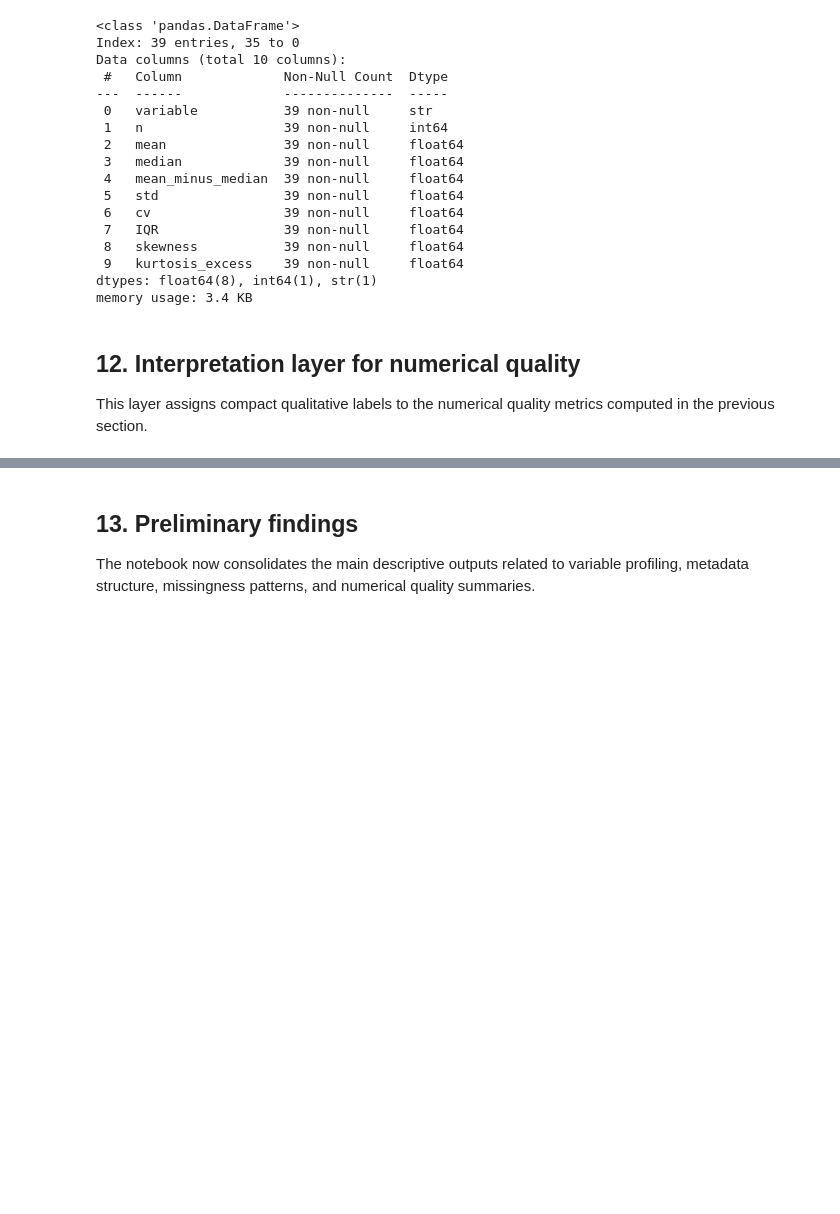
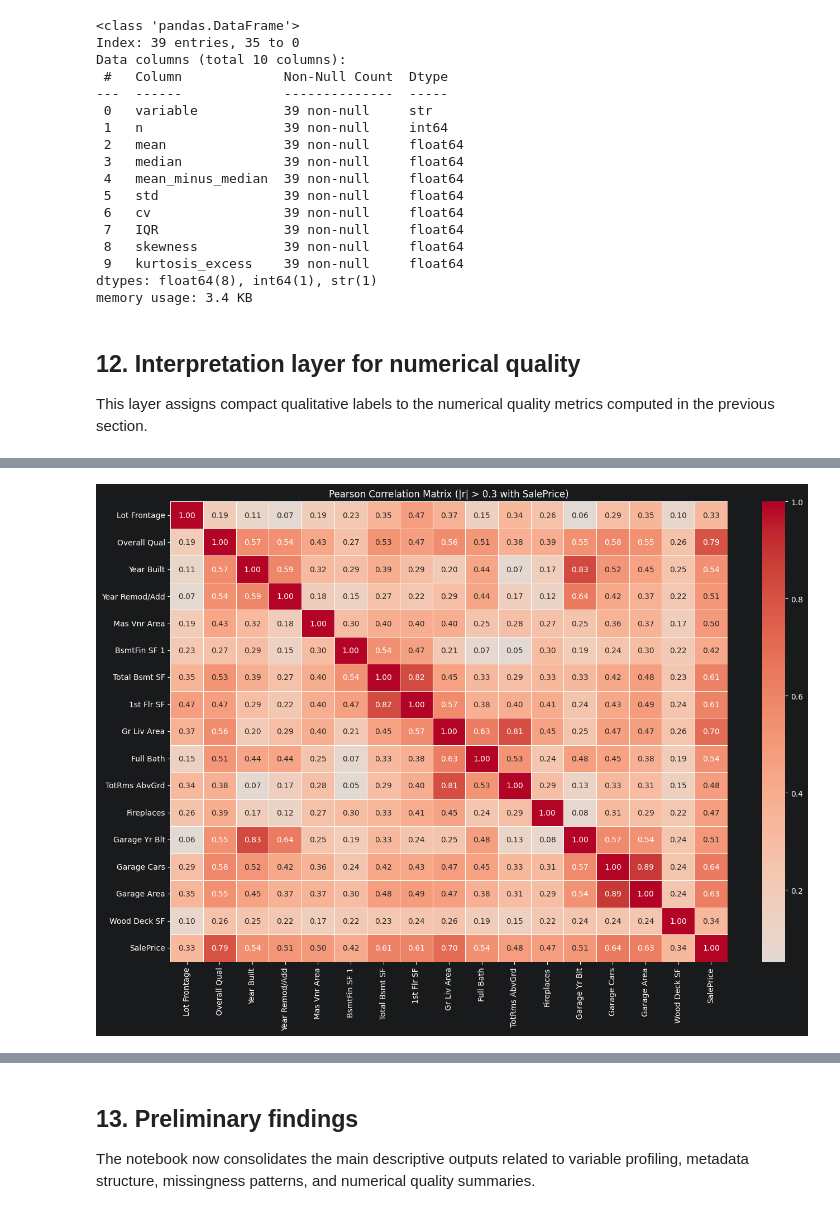
Before and after one commit to Uranarc/DataScienceAvancada, a Jupyter notebook: notebooks/data.ipynb, the cells around one changed output, grey strips where cells are left out. Cells and saved outputs as stored; diff of their text form; code cells hidden in the pictures; blank space fills up the shorter version.

```diff
--- a/notebooks/data.ipynb
+++ b/notebooks/data.ipynb
@@ -771,0 +802,5 @@ categorical_report
+# %%
+corr_pearson = df_train.corr(numeric_only=True)
+
+corr_target_pearson = corr_pearson['SalePrice'].sort_values(ascending=False)
+corr_target_pearson.head(20)
@@ -771,0 +825,17 @@ categorical_report
+# %%
+high_corr_cols = corr_pearson.index[corr_pearson['SalePrice'].abs() > 0.3].tolist()
+
+plt.figure(figsize=(14, 10))
+sns.heatmap(
+    corr_pearson.loc[high_corr_cols, high_corr_cols],
+    cmap="coolwarm",
+    center=0,
+    annot=True,
+    fmt=".2f",
+    linewidths=0.5
+)
+plt.title("Pearson Correlation Matrix (|r| > 0.3 with SalePrice)")
+plt.tight_layout()
+plt.show()
+# %% [output]
+[figure, added]
```
Also changed, not shown: parts of 13 cells of this notebook.
